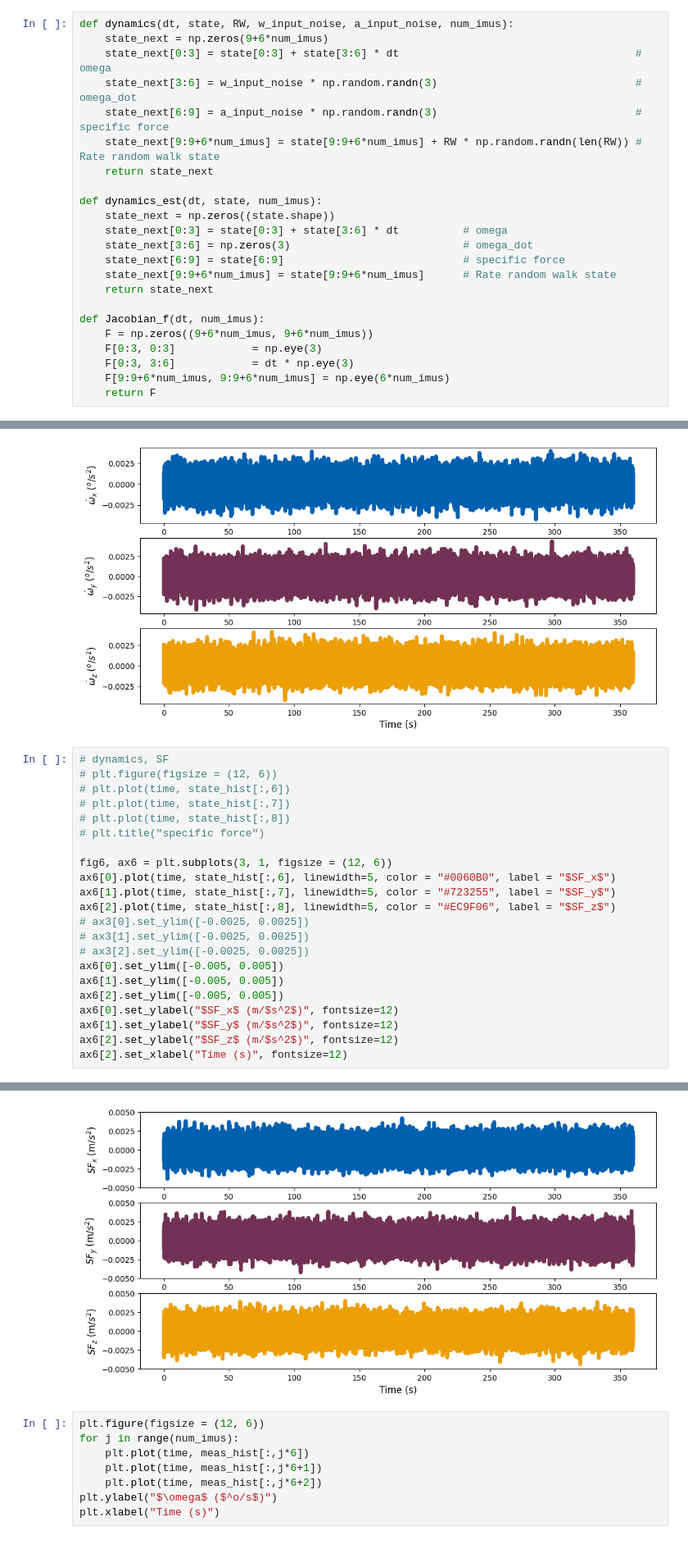
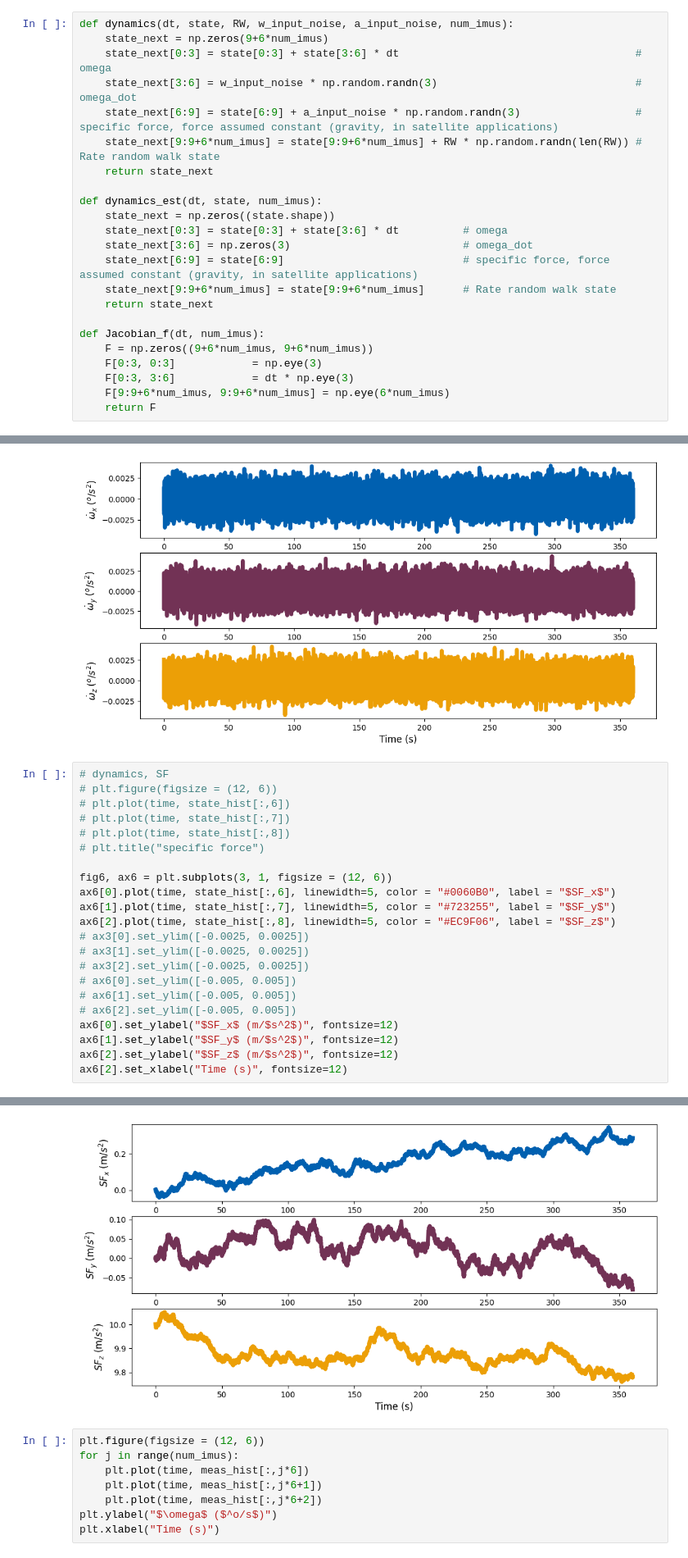
Before and after one commit to schoi355/multi_imu_fusion, a Jupyter notebook: code/EKF_multi_imu.ipynb, the cells around one changed output, grey strips where cells are left out. Shown at 82% size. Cells and saved outputs as stored; diff of their text form.

Commit message:
[ADD] maintain constant SF in dynamics + nosie

```diff
--- a/code/EKF_multi_imu.ipynb
+++ b/code/EKF_multi_imu.ipynb
@@ -34,7 +34,7 @@ def dynamics(dt, state, RW, w_input_noise, a_input_noise, num_imus):
     state_next = np.zeros(9+6*num_imus)
     state_next[0:3] = state[0:3] + state[3:6] * dt                                     # omega
     state_next[3:6] = w_input_noise * np.random.randn(3)                               # omega_dot
-    state_next[6:9] = a_input_noise * np.random.randn(3)                               # specific force
+    state_next[6:9] = state[6:9] + a_input_noise * np.random.randn(3)                  # specific force, force assumed constant (gravity, in satellite applications)
     state_next[9:9+6*num_imus] = state[9:9+6*num_imus] + RW * np.random.randn(len(RW)) # Rate random walk state
     return state_next
 
@@ -42,7 +42,7 @@ def dynamics_est(dt, state, num_imus):
     state_next = np.zeros((state.shape))
     state_next[0:3] = state[0:3] + state[3:6] * dt          # omega
     state_next[3:6] = np.zeros(3)                           # omega_dot
-    state_next[6:9] = state[6:9]                            # specific force
+    state_next[6:9] = state[6:9]                            # specific force, force assumed constant (gravity, in satellite applications)
     state_next[9:9+6*num_imus] = state[9:9+6*num_imus]      # Rate random walk state
     return state_next
 
@@ -413,28 +413,28 @@ Text(0.5, 0, 'Time (s)')
 # %%
 # dynamics, SF
 # plt.figure(figsize = (12, 6))
 # plt.plot(time, state_hist[:,6])
 # plt.plot(time, state_hist[:,7])
 # plt.plot(time, state_hist[:,8])
 # plt.title("specific force")
 
 fig6, ax6 = plt.subplots(3, 1, figsize = (12, 6))
 ax6[0].plot(time, state_hist[:,6], linewidth=5, color = "#0060B0", label = "$SF_x$")
 ax6[1].plot(time, state_hist[:,7], linewidth=5, color = "#723255", label = "$SF_y$")
 ax6[2].plot(time, state_hist[:,8], linewidth=5, color = "#EC9F06", label = "$SF_z$")
 # ax3[0].set_ylim([-0.0025, 0.0025])
 # ax3[1].set_ylim([-0.0025, 0.0025])
 # ax3[2].set_ylim([-0.0025, 0.0025])
-ax6[0].set_ylim([-0.005, 0.005])
-ax6[1].set_ylim([-0.005, 0.005])
-ax6[2].set_ylim([-0.005, 0.005])
+# ax6[0].set_ylim([-0.005, 0.005])
+# ax6[1].set_ylim([-0.005, 0.005])
+# ax6[2].set_ylim([-0.005, 0.005])
 ax6[0].set_ylabel("$SF_x$ (m/$s^2$)", fontsize=12)
 ax6[1].set_ylabel("$SF_y$ (m/$s^2$)", fontsize=12)
 ax6[2].set_ylabel("$SF_z$ (m/$s^2$)", fontsize=12)
 ax6[2].set_xlabel("Time (s)", fontsize=12)
 # %% [output]
 Text(0.5, 0, 'Time (s)')
-[figure, old version]
+[figure, new version]
 # %%
 plt.figure(figsize = (12, 6))
 for j in range(num_imus):
```
Also changed, not shown: 1 other file.
